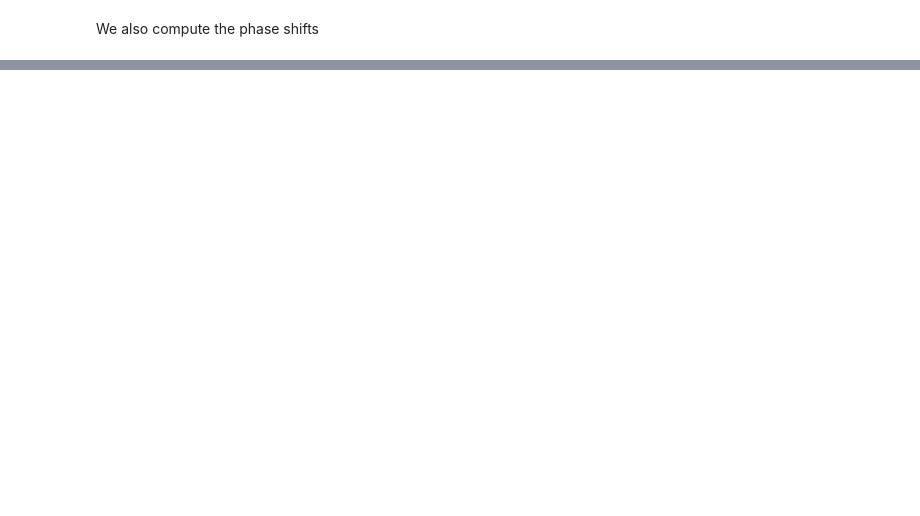
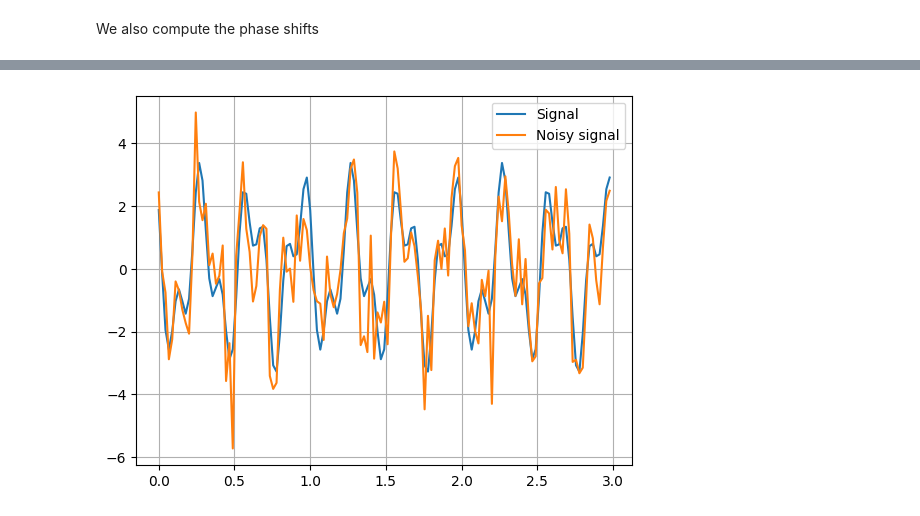
Before and after one commit to jorgensd/GearVibrationWorkshop, a Jupyter notebook: discrete_fourier_transform.ipynb, the cells around one changed output, grey strips where cells are left out. Saved outputs shown, nothing was run; the diff lists cells and outputs as text; code cells hidden in the pictures; blank space fills up the shorter version.

```diff
--- a/discrete_fourier_transform.ipynb
+++ b/discrete_fourier_transform.ipynb
@@ -120,0 +120,10 @@ sample_range = np.array([0, 51.2e4])
+# %%
+noisy_signal = signal + np.random.randn(len(signal))
+plt.figure()
+plt.plot(ts, signal, label="Signal")
+plt.plot(ts, noisy_signal, label="Noisy signal")
+plt.grid()
+plt.legend()
+plt.show()
+# %% [output]
+[figure, added]
```
Also changed, not shown: parts of 21 cells of this notebook, 1 other file.
